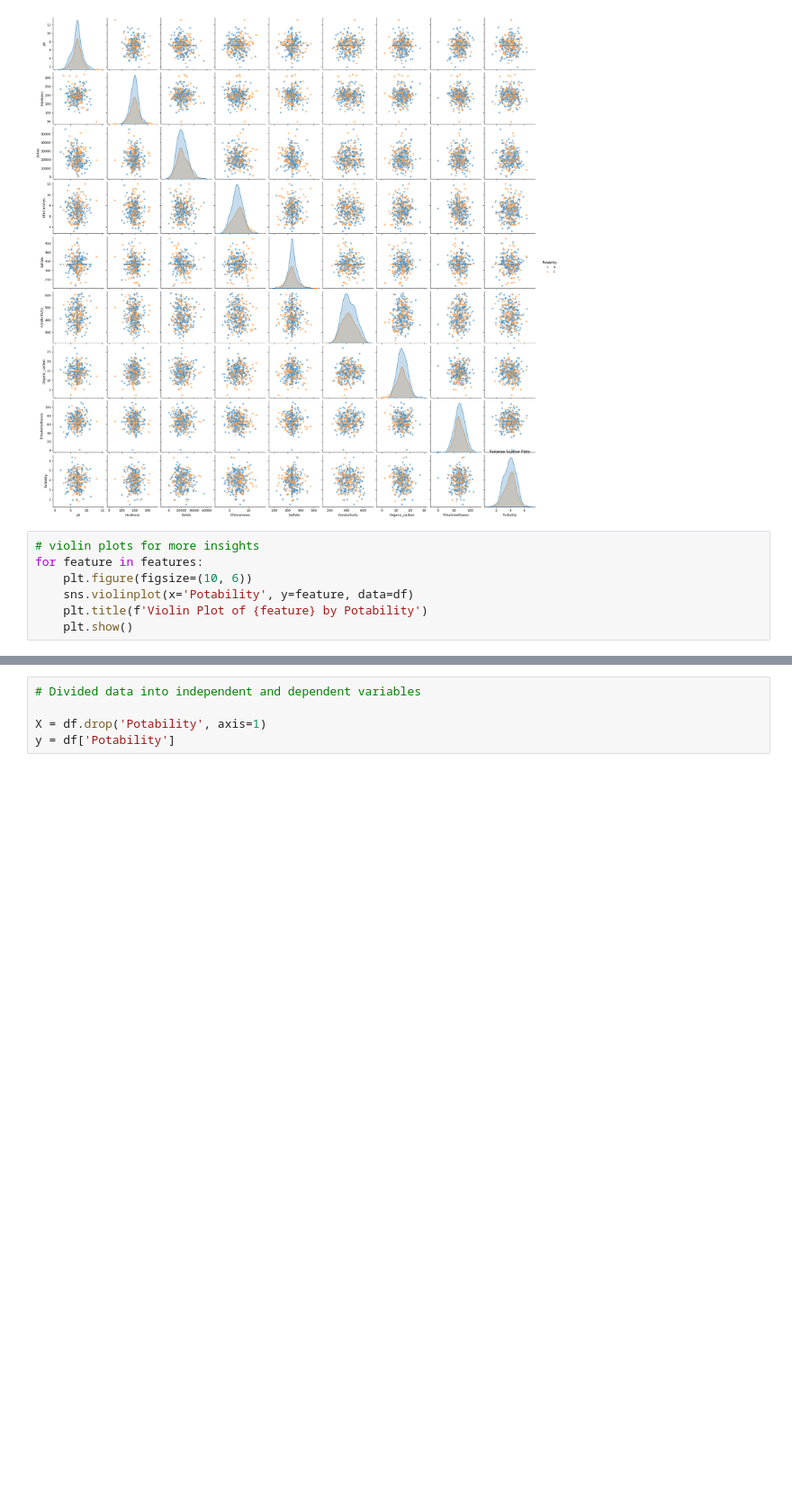
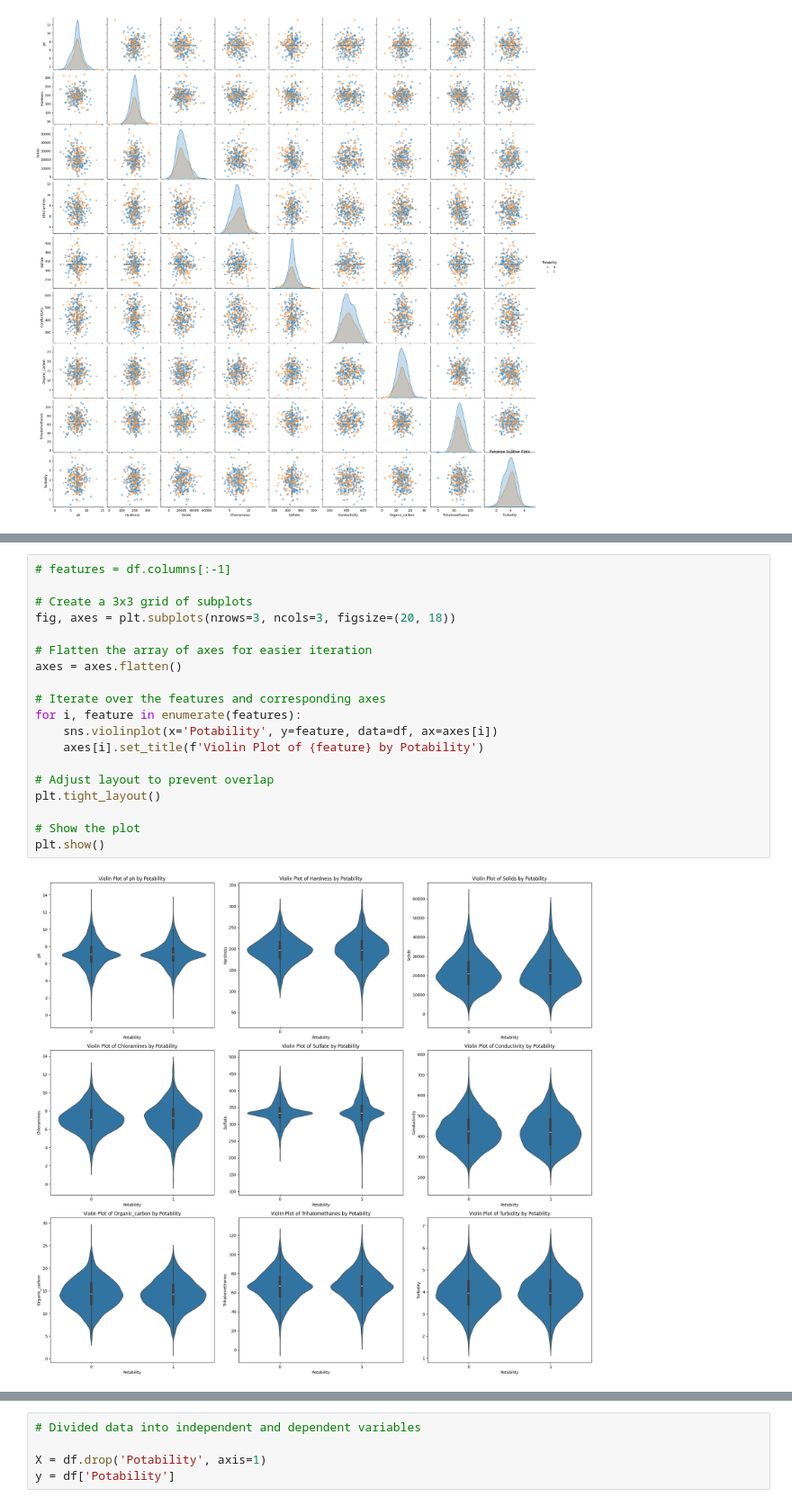
Before and after one commit to quocanhphan/Water-Quality-Prediction, a Jupyter notebook: src/Water Quality Prediction.ipynb, the cells around one changed output, grey strips where cells are left out. Shown at 90% size. Drawn from its saved outputs; the diff is of its cells as text; blank space fills up the shorter version.

```diff
--- a/src/Water Quality Prediction.ipynb
+++ b/src/Water Quality Prediction.ipynb
@@ -381,10 +376,3 @@ plt.title('Pairwise Scatter Plots')
 plt.show()
 # %% [output]
 [figure]
-# %%
-# violin plots for more insights
-for feature in features:
-    plt.figure(figsize=(10, 6))
-    sns.violinplot(x='Potability', y=feature, data=df)
-    plt.title(f'Violin Plot of {feature} by Potability')
-    plt.show()
@@ -401 +379,22 @@ for feature in features:
+# %%
+# features = df.columns[:-1]
+
+# Create a 3x3 grid of subplots
+fig, axes = plt.subplots(nrows=3, ncols=3, figsize=(20, 18))
+
+# Flatten the array of axes for easier iteration
+axes = axes.flatten()
+
+# Iterate over the features and corresponding axes
+for i, feature in enumerate(features):
+    sns.violinplot(x='Potability', y=feature, data=df, ax=axes[i])
+    axes[i].set_title(f'Violin Plot of {feature} by Potability')
+
+# Adjust layout to prevent overlap
+plt.tight_layout()
+
+# Show the plot
+plt.show()
+# %% [output]
+[figure, added]
 # %% [markdown]
```
Also changed, not shown: parts of 13 cells of this notebook.
